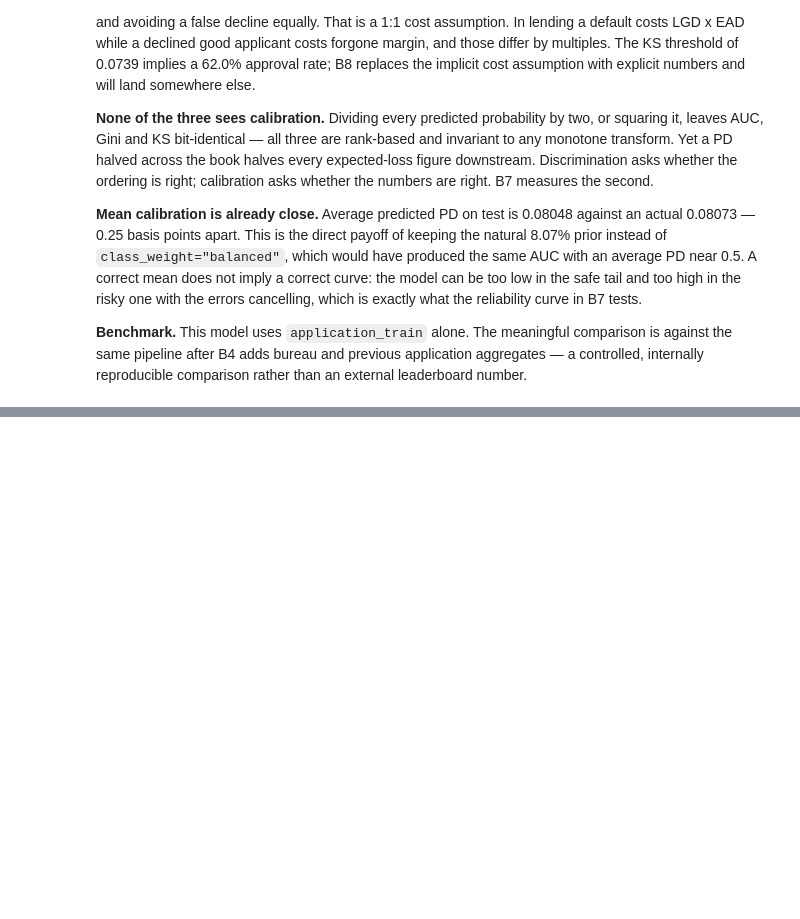
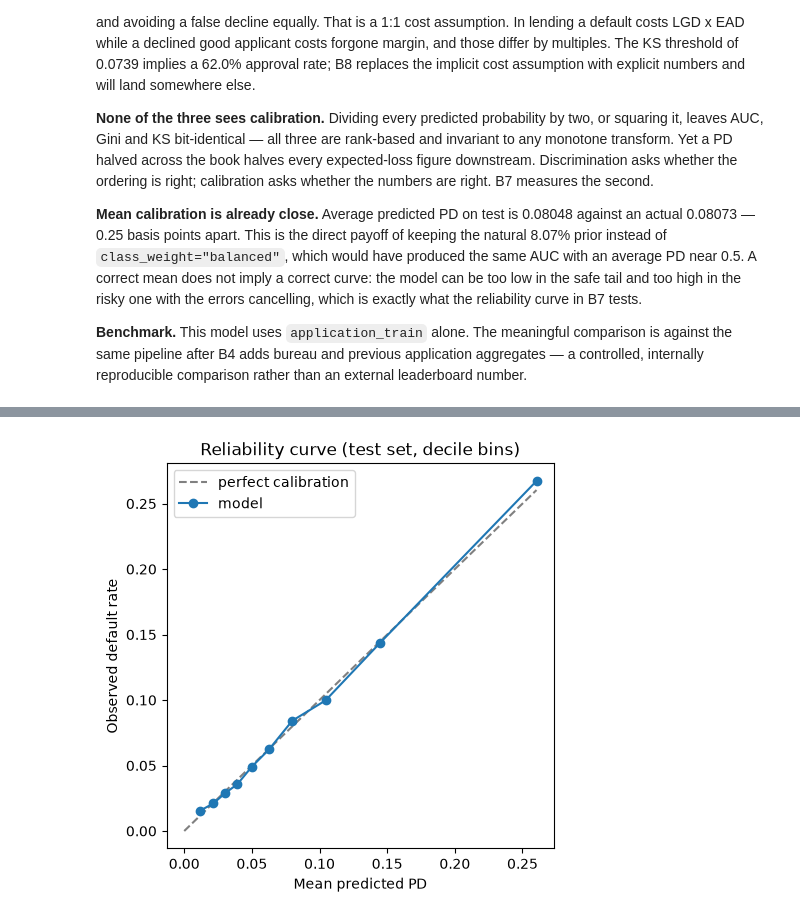
Before and after one commit to ibrahim-ichsan/creditflow-intelligence, a Jupyter notebook: notebooks/03_model.ipynb, the cells around one changed output, grey strips where cells are left out. Saved outputs shown, nothing was run; the diff lists cells and outputs as text; code cells hidden in the pictures; blank space fills up the shorter version.

Commit message:
Add calibration measurement: reliability table, Brier skill score

```diff
--- a/notebooks/03_model.ipynb
+++ b/notebooks/03_model.ipynb
@@ -132,3 +132,13 @@ dikuadrat : {'auc': 0.7491154377647316, 'gini': 0.4982308755294631, 'ks': 0.3680
 **Mean calibration is already close.** Average predicted PD on test is 0.08048 against an actual 0.08073 — 0.25 basis points apart. This is the direct payoff of keeping the natural 8.07% prior instead of `class_weight="balanced"`, which would have produced the same AUC with an average PD near 0.5. A correct mean does not imply a correct curve: the model can be too low in the safe tail and too high in the risky one with the errors cancelling, which is exactly what the reliability curve in B7 tests.
 
 **Benchmark.** This model uses `application_train` alone. The meaningful comparison is against the same pipeline after B4 adds bureau and previous application aggregates — a controlled, internally reproducible comparison rather than an external leaderboard number.
+# %%
+from src.credit.calibration import baseline_brier, brier_skill_score, reliability_table
+from sklearn.metrics import brier_score_loss
+
+print(f"Brier           : {brier_score_loss(y_test, p_test):.5f}")
+print(f"Brier baseline  : {baseline_brier(y_test):.5f}   (tebak base rate untuk semua)")
+print(f"Brier skill     : {brier_skill_score(y_test, p_test):.4f}")
+
+table = reliability_table(y_test, p_test, n_bins=10)
+display(table)
@@ -134,0 +161,13 @@ dikuadrat : {'auc': 0.7491154377647316, 'gini': 0.4982308755294631, 'ks': 0.3680
+# %%
+import matplotlib.pyplot as plt
+
+fig, ax = plt.subplots(figsize=(5, 5))
+ax.plot([0, table["predicted"].max()], [0, table["predicted"].max()],
+        "--", color="grey", label="perfect calibration")
+ax.plot(table["predicted"], table["observed"], "o-", label="model")
+ax.set_xlabel("Mean predicted PD")
+ax.set_ylabel("Observed default rate")
+ax.set_title("Reliability curve (test set, decile bins)")
+ax.legend();
+# %% [output]
+[figure, added]
```
Also changed, not shown: parts of 2 cells of this notebook, 2 other files.
